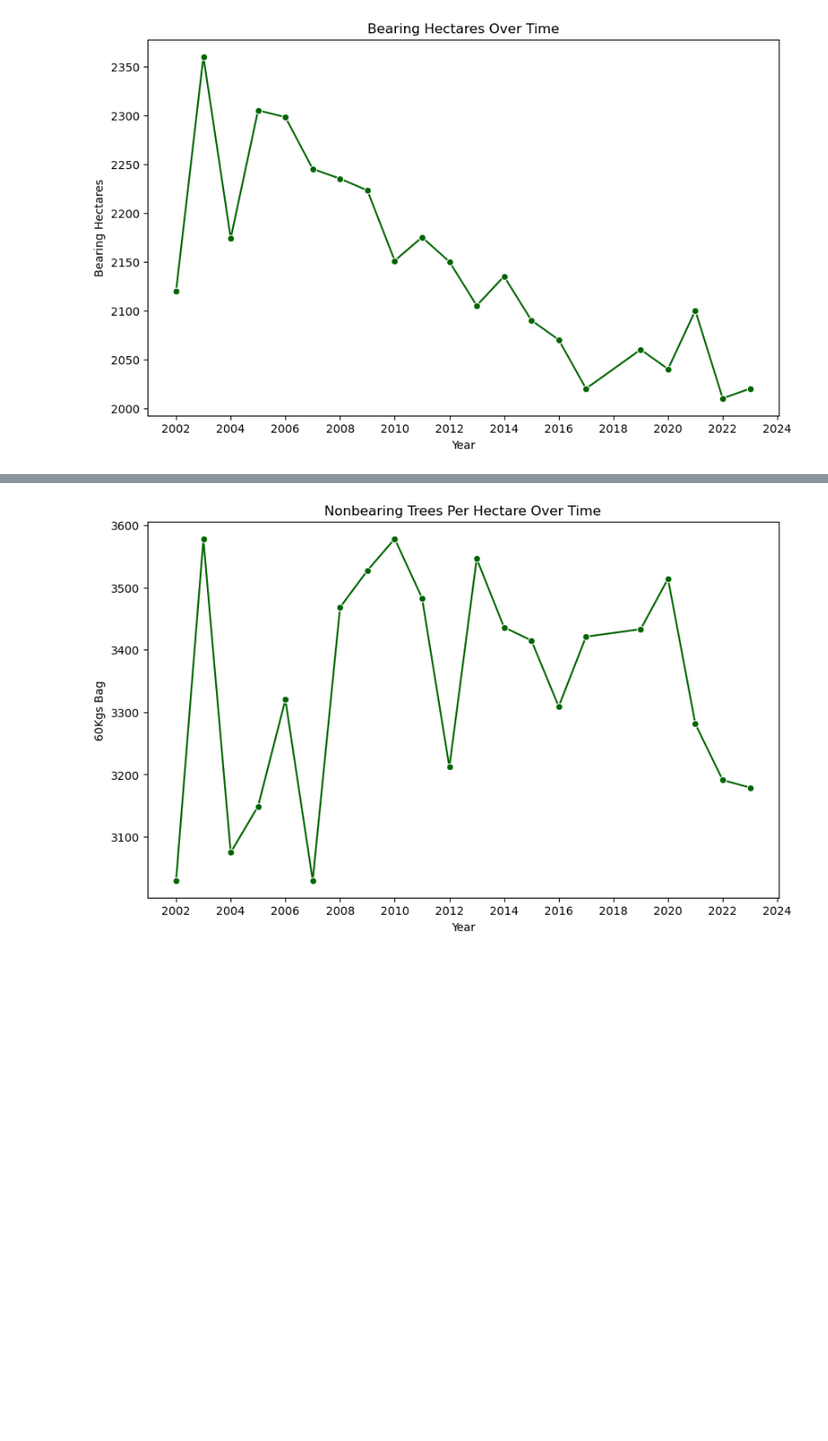
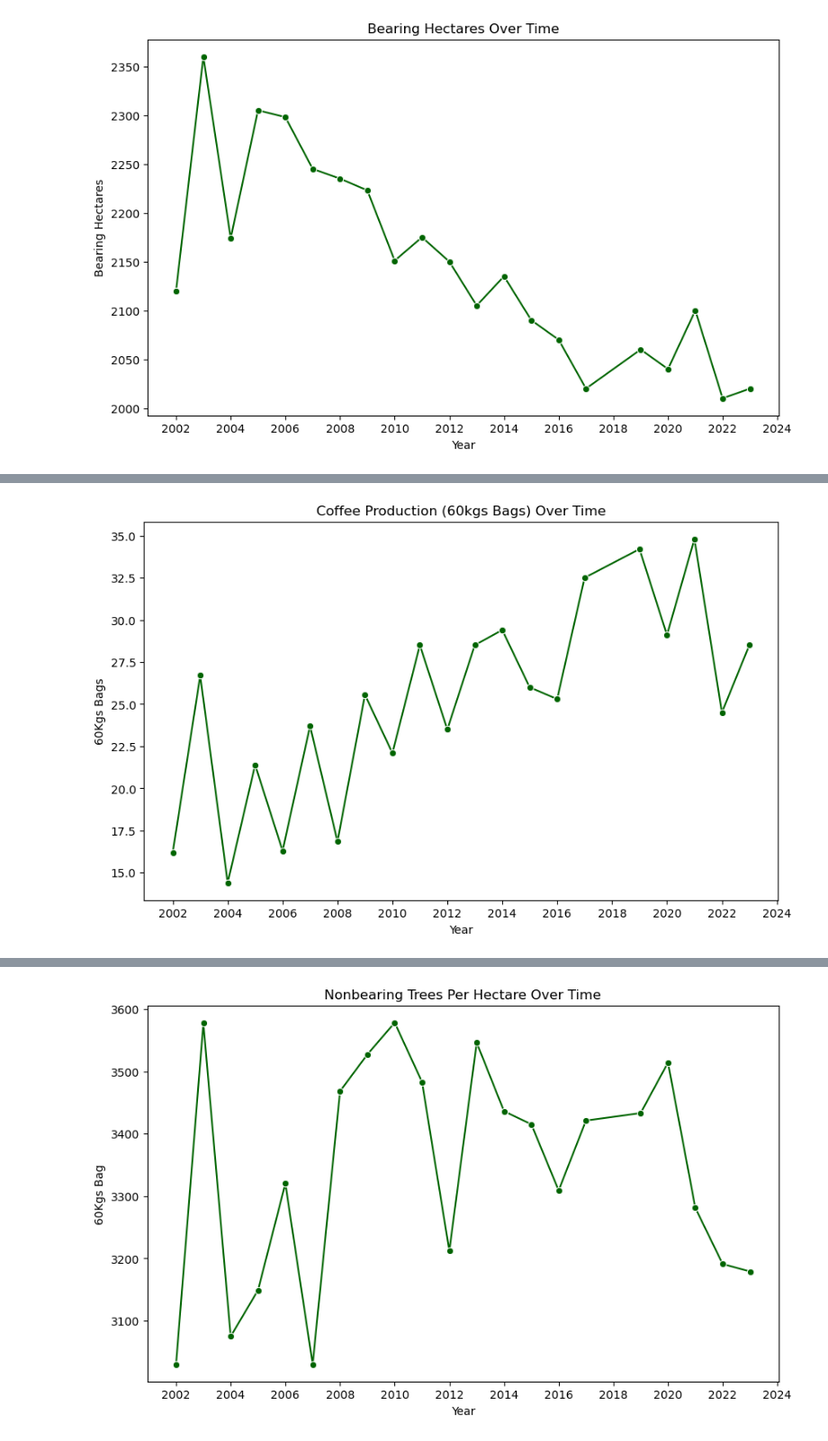
Before and after one commit to DataEden/The-Knowledge-House-2025, a Jupyter notebook: T-Labs/Coffee_Weather_Data_Analysis/notebooks/explore_coffee.ipynb, the cells around one changed output, grey strips where cells are left out. Shown at 90% size. Saved outputs shown, nothing was run; the diff lists cells and outputs as text; code cells hidden in the pictures; blank space fills up the shorter version.

```diff
--- a/T-Labs/Coffee_Weather_Data_Analysis/notebooks/explore_coffee.ipynb
+++ b/T-Labs/Coffee_Weather_Data_Analysis/notebooks/explore_coffee.ipynb
@@ -203,0 +352,10 @@ Additional Notes:
+# %%
+# TODO: BEGIN YOUR EDA!
+plt.figure(figsize=(10, 6))
+sns.lineplot(data=minas_coffee, x="year", y="60kgs_bag", marker="o", color="darkgreen")
+plt.title("Coffee Production (60kgs Bags) Over Time")
+plt.xlabel("Year")
+plt.ylabel("60Kgs Bags")
+plt.gca().xaxis.set_major_locator(ticks.MultipleLocator(2))
+# %% [output]
+[figure, added]
```
Also changed, not shown: parts of 29 cells of this notebook, 1 other file.
